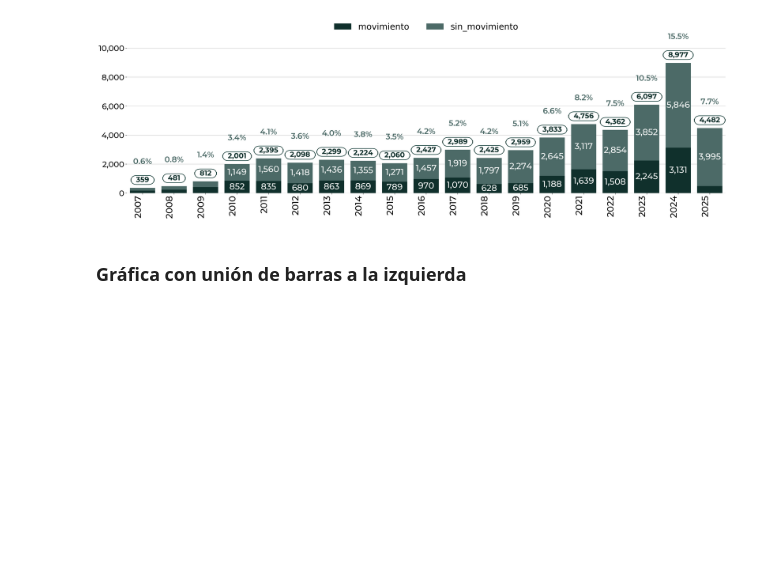
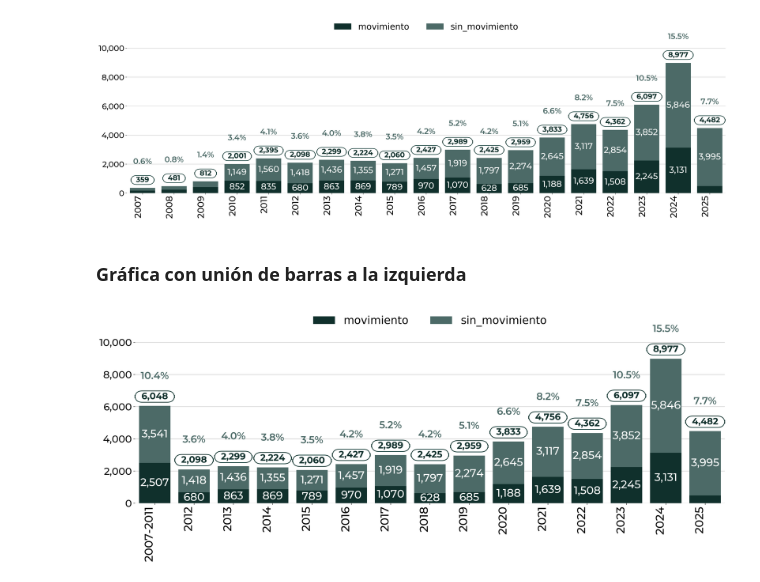
Before and after one commit to tabonitaa/graficas_gob, a Jupyter notebook: Python/barras apiladas/barras_apiladas.ipynb, the cells around one changed output. Cells and saved outputs as stored; diff of their text form; code cells hidden in the pictures; blank space fills up the shorter version.

Commit message:
se ha agregado exitosamente la union de barras a la izquierda

```diff
--- a/Python/barras apiladas/barras_apiladas.ipynb
+++ b/Python/barras apiladas/barras_apiladas.ipynb
@@ -539,3 +578,21 @@ barras_apiladas(df2,
 [figure]
 # %% [markdown]
 ### Gráfica con unión de barras a la izquierda
+# %%
+barras_apiladas(df2,
+                nombre="forzada_delitos_long_vertical",
+                bar_height=0.8,
+                font='Montserrat',
+                valor_barra=True,
+                fontsize_barra=24,
+                porcentaje_barra=False,
+                porcentaje_total=True,
+                orientacion='vertical',
+                ordenar_por='etiqueta',
+                orden='ascendente',
+                area_min=500,
+                leyenda=True,
+                union_izquierda=5
+                )
+# %% [output]
+[figure, added]
```
Also changed, not shown: parts of 1 cell of this notebook, 3 other files.
